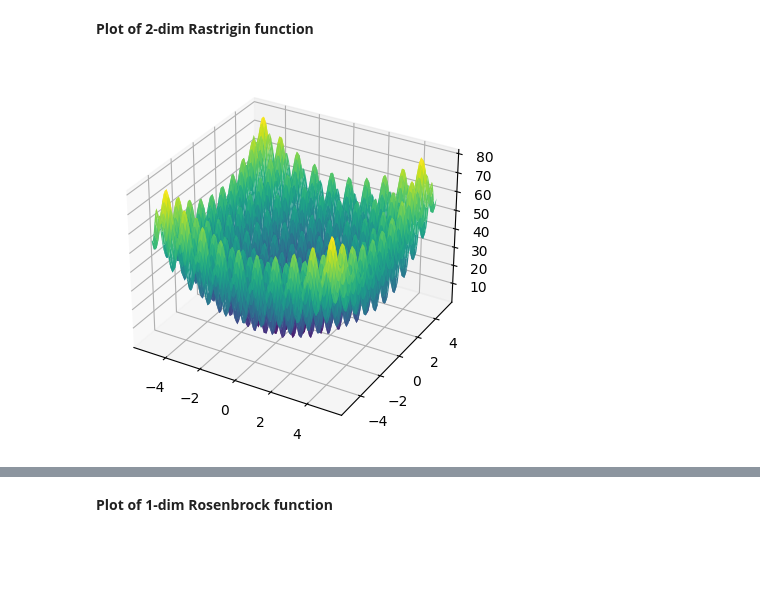
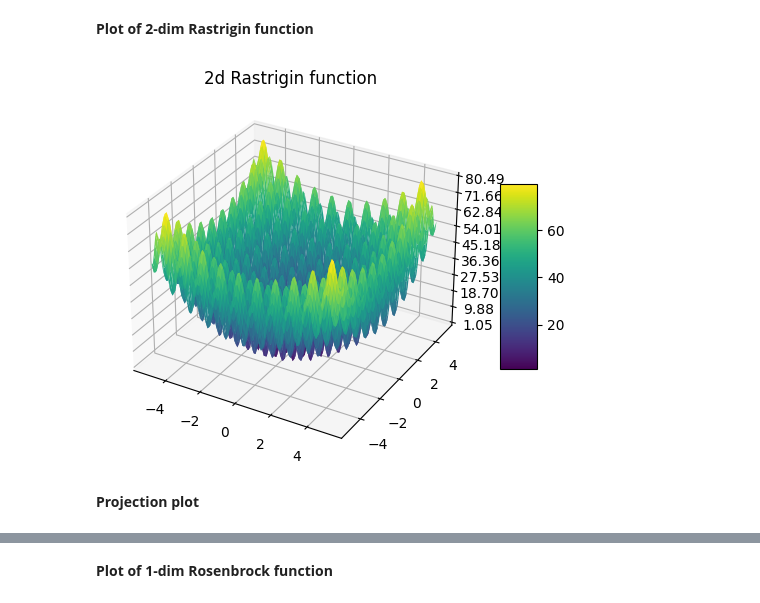
Before and after one commit to JiayeWei521/Landscape_Explorations, a Jupyter notebook: Test_functions.ipynb, the cells around one changed output, grey strips where cells are left out. Cells and saved outputs as stored; diff of their text form; code cells hidden in the pictures; blank space fills up the shorter version.

```diff
--- a/Test_functions.ipynb
+++ b/Test_functions.ipynb
@@ -24,17 +40,28 @@ plt.show()
 # %%
 def Rastrigin_function_dimension_two(x, y):
     return 20 + (x**2 - 10*np.cos(2*np.pi*x)) + (y**2 - 10*np.cos(2*np.pi*y))
 
 x = np.linspace(-5.12, 5.12, 100)
 y = np.linspace(-5.12, 5.12, 100)
 X, Y = np.meshgrid(x, y)
 Z = Rastrigin_function_dimension_two(X, Y)
 
 fig, ax3d = plt.subplots(subplot_kw={"projection": "3d"})
 
-ax3d.plot_surface(X, Y, Z, rstride=1, cstride=1, # type: ignore
+surf = ax3d.plot_surface(X, Y, Z, rstride=1, cstride=1, # type: ignore
                 cmap='viridis', edgecolor='none')
 
+# Customize the z axis.
+ax3d.zaxis.set_major_locator(LinearLocator(10))
+# A StrMethodFormatter is used automatically
+ax3d.zaxis.set_major_formatter('{x:.02f}')
+
+# Add a color bar which maps values to colors.
+fig.colorbar(surf, shrink=0.5, aspect=5)
+
+plt.title('2d Rastrigin function')
 plt.show()
 # %% [output]
-[figure, old version]
+[figure, new version]
+# %% [markdown]
+**Projection plot**
```
Also changed, not shown: parts of 5 cells of this notebook, 3 other files.
